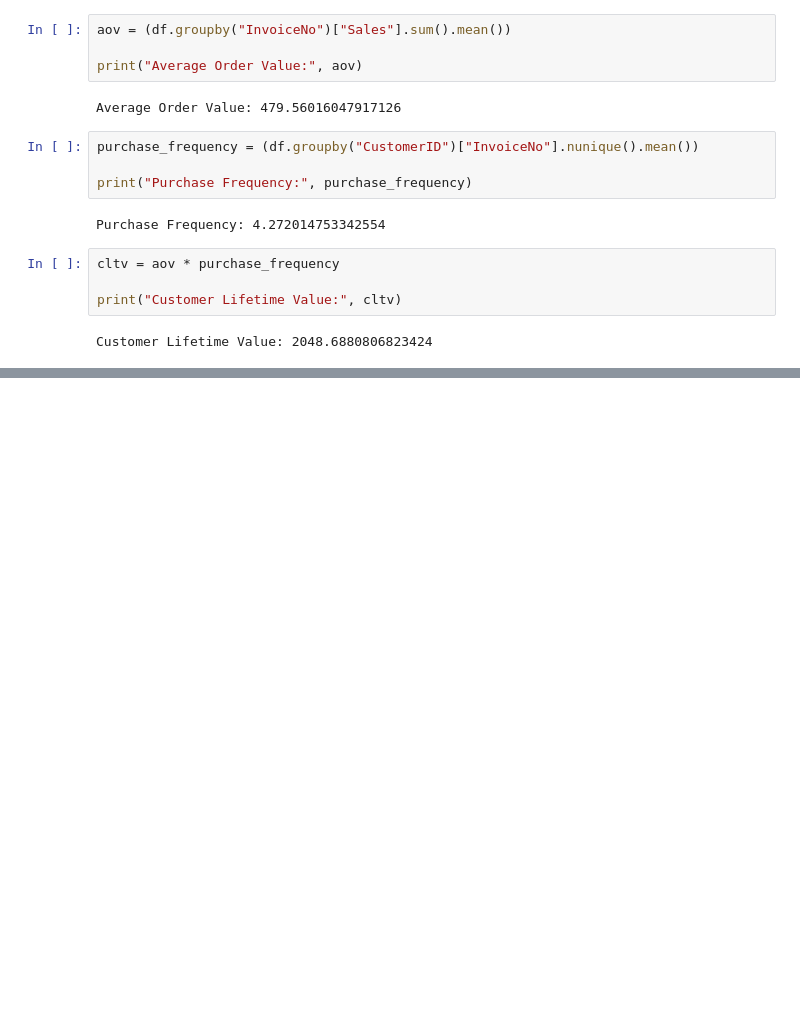
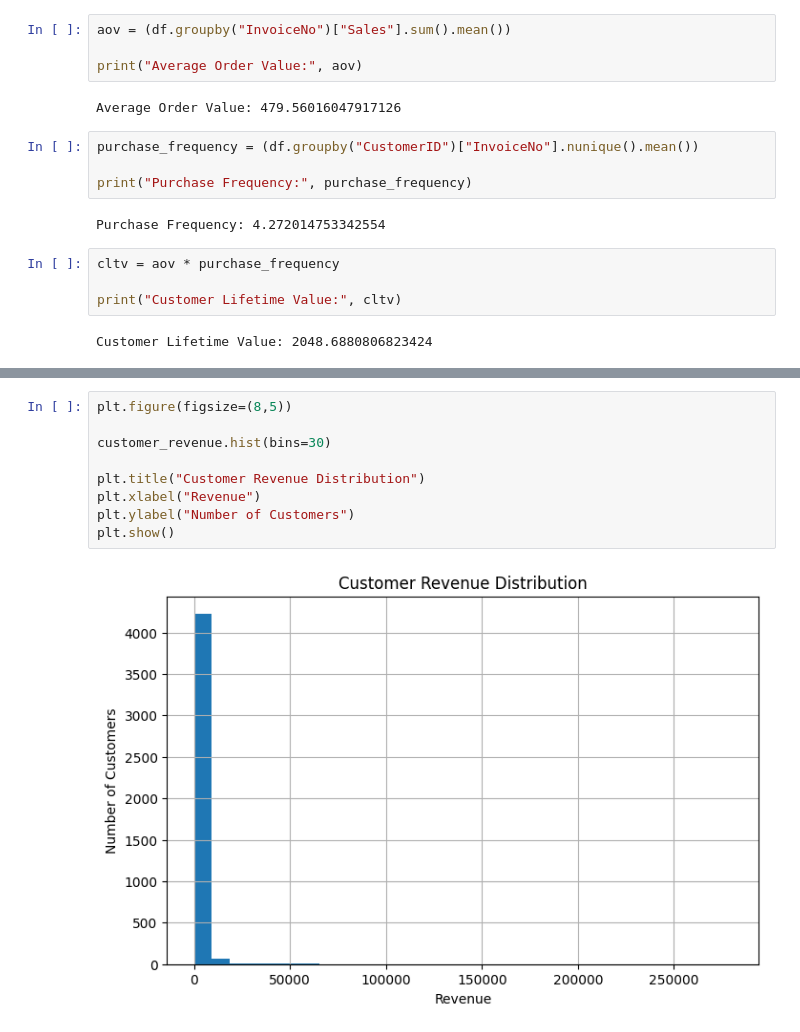
Before and after one commit to Adithyan-7/infotact-group5-data-analytics, a Jupyter notebook: notebooks/04_cltv_analysis.ipynb, the cells around one changed output, grey strips where cells are left out. Saved outputs shown, nothing was run; the diff lists cells and outputs as text; blank space fills up the shorter version.

```diff
--- a/notebooks/04_cltv_analysis.ipynb
+++ b/notebooks/04_cltv_analysis.ipynb
@@ -49,0 +63,11 @@ Customer Lifetime Value: 2048.6880806823424
+# %%
+plt.figure(figsize=(8,5))
+
+customer_revenue.hist(bins=30)
+
+plt.title("Customer Revenue Distribution")
+plt.xlabel("Revenue")
+plt.ylabel("Number of Customers")
+plt.show()
+# %% [output]
+[figure, added]
```
Also changed, not shown: parts of 3 cells of this notebook.
